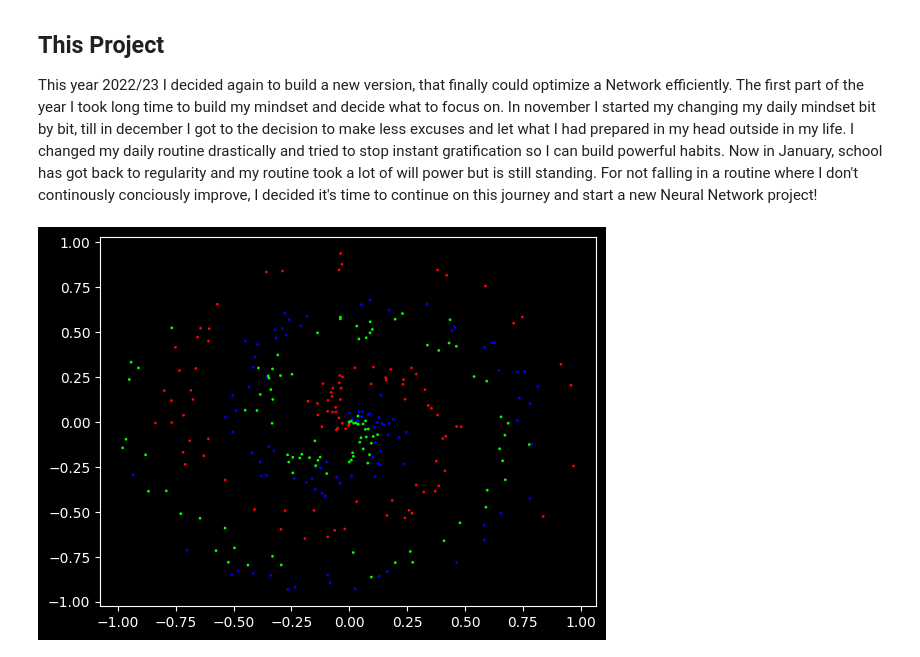
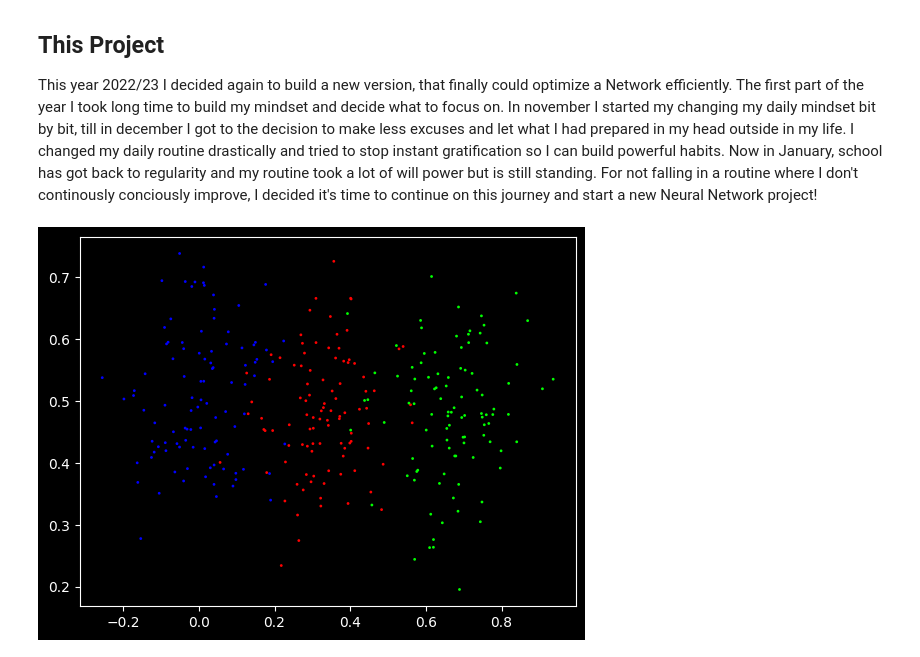
Before and after one commit to DavidVoellm/Neural_Network_Library, a Jupyter notebook: main.ipynb, the cells around one changed output. Saved outputs shown, nothing was run; the diff lists cells and outputs as text; code cells hidden in the pictures.

```diff
--- a/main.ipynb
+++ b/main.ipynb
@@ -138,12 +141,12 @@ class Network:
                     self.layerList[i].weights = weights[i]
                     self.layerList[i].biases = biases[i]
 # %%
-X, y = spiral_data(samples = 100, classes = 3)
+X, y = vertical_data(samples = 100, classes = 3)
 plt.style.use('dark_background')
 plt.scatter(X[:,0], X[:,1], c=y, s=1, cmap="brg")
 plt.show()
 # %% [output]
-[figure, old version]
+[figure, new version]
 # %%
 myNN = Network(LossFunc=CategorialCrossEntropy())
 myNN.addLayer(Layer_Dense(2, 5, ReLU()))
```
Also changed, not shown: parts of 7 cells of this notebook.
